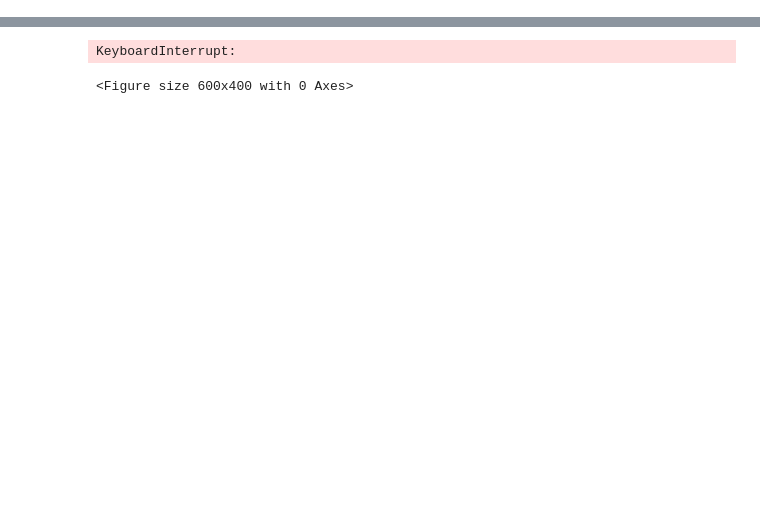
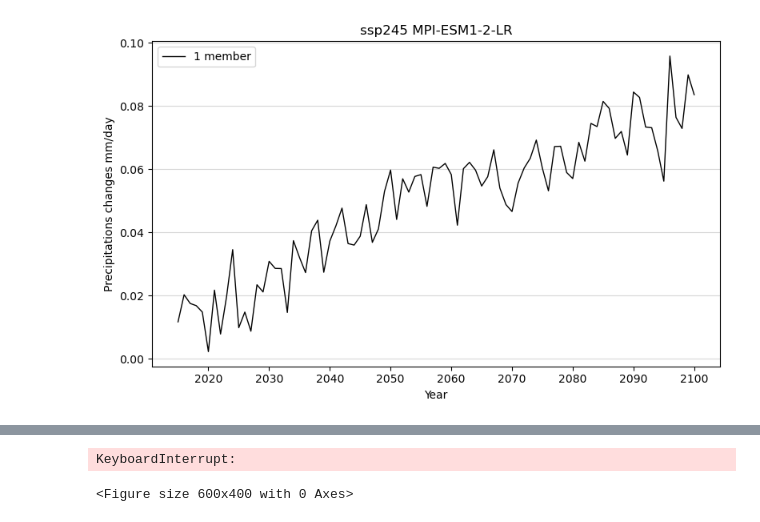
Before and after one commit to zoeleila/scenarIA, a Jupyter notebook: src/plots/plots_rawdata.ipynb, the cells around one changed output, grey strips where cells are left out. Saved outputs shown, nothing was run; the diff lists cells and outputs as text; code cells hidden in the pictures; blank space fills up the shorter version.

```diff
--- a/src/plots/plots_rawdata.ipynb
+++ b/src/plots/plots_rawdata.ipynb
@@ -20,3 +25,42 @@ vmax = {'tas': 293, 'pr': 3.25}
+# %%
+var_name = 'pr'
+simu = 'ssp245'
+unit = 'mm/day'
+color = 'k'
+
+# clim
+clim = xr.open_dataset(DATASET_DIR / f'MPI-ESM1-2-LR/annual/outputs_piControl.nc')[[var_name]].mean('member')
+clim = clim.mean('time')
+climatology = clim.to_array().transpose('lat', 'lon', 'variable').to_numpy()
+
+file = DATASET_DIR / f'MPI-ESM1-2-LR/annual/outputs_{simu}.nc'
+ds = xr.open_dataset(file)
+ds = dataset_xr_formatting(ds, original_time_format = "%Y")
+ds = ds[var_name]
+time = ds.time.values
+ds.values = ds.values - climatology
+
+custom_lines = [Line2D([0], [0], color='k', lw=1)]
+
+
+plt.figure(figsize=(8, 5))
+mem_list = []
+for member in range(1):
+    dsi = ds.isel(member=member)
+    dsi = weighted_global_mean(dsi)
+    data = dsi.values
+    mem_list.append(data)
+    plt.plot(time, data, label=simu, color=color, linewidth=1, alpha=1)
+#plt.plot(time, np.stack(mem_list, axis=0).mean(axis=0), color = 'red', linewidth=3)
+plt.grid(axis='y', alpha = 0.5)
+plt.ylabel(f'Precipitations changes {unit}')
+plt.xlabel('Year')
+#plt.ylim(14, 17)
+plt.legend(custom_lines, ['1 member'], loc ='upper left')
+plt.title('ssp245 MPI-ESM1-2-LR')
+plt.tight_layout()
+# %% [output]
+[figure, added]
 # %%
 
 root_dir = DATASET_DIR / 'MPI-ESM1-2-LR/annual/'
```
Also changed, not shown: parts of 3 cells of this notebook, 12 other files.
